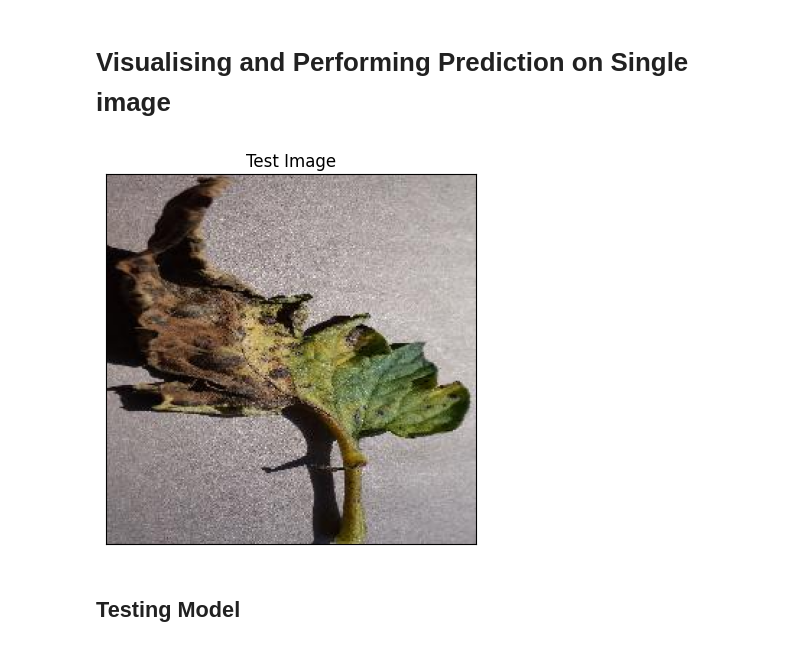
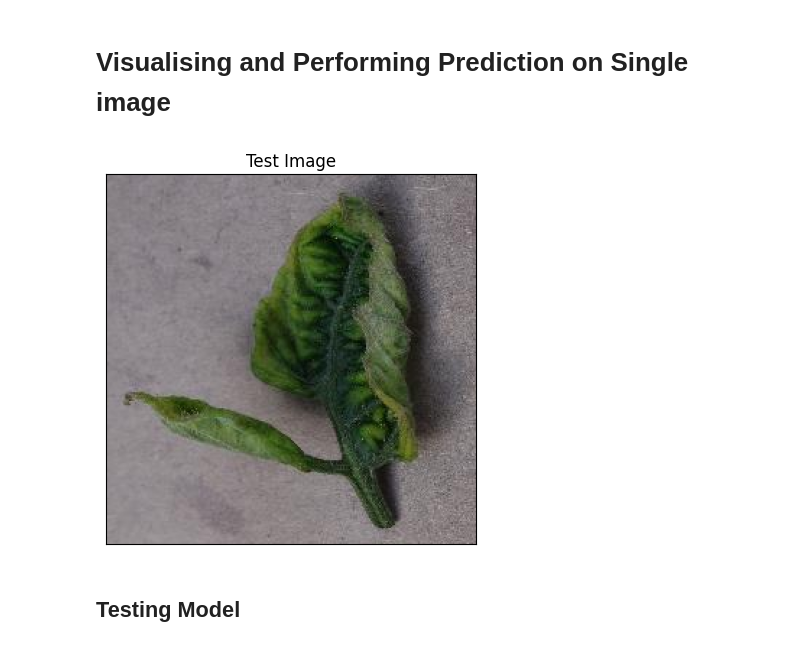
Before and after one commit to Rizan012/PlantDiseaseDetection, a Jupyter notebook: Test_plant_disease.ipynb, the cells around one changed output. Cells and saved outputs as stored; diff of their text form; code cells hidden in the pictures.

```diff
--- a/Test_plant_disease.ipynb
+++ b/Test_plant_disease.ipynb
@@ -37,19 +37,19 @@ model = tf.keras.models.load_model('models/trained_model2.keras')
 # Visualising and Performing Prediction on Single image
 # %%
 # Visualizing and Performing Prediction on a Single Image
-image_path = 'New Plant Diseases Dataset(Augmented)/test/test/TomatoEarlyBlight1.JPG'
+image_path = 'New Plant Diseases Dataset(Augmented)/test/test/TomatoYellowCurlVirus3.JPG'
 
 # Load and show the image
 img = cv2.imread(image_path)
 img_rgb = cv2.cvtColor(img, cv2.COLOR_BGR2RGB)
 
 plt.imshow(img_rgb)
 plt.title('Test Image')
 plt.xticks([])
 plt.yticks([])
 plt.show()
 # %% [output]
-[figure, old version]
+[figure, new version]
 # %% [markdown]
 ## Testing Model
 # %%
```
Also changed, not shown: parts of 4 cells of this notebook, 2 other files.
